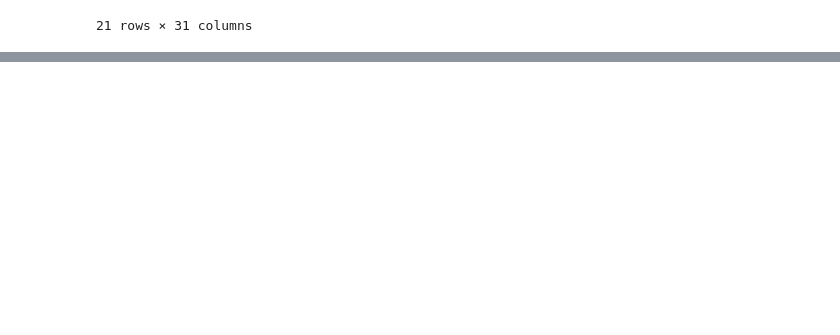
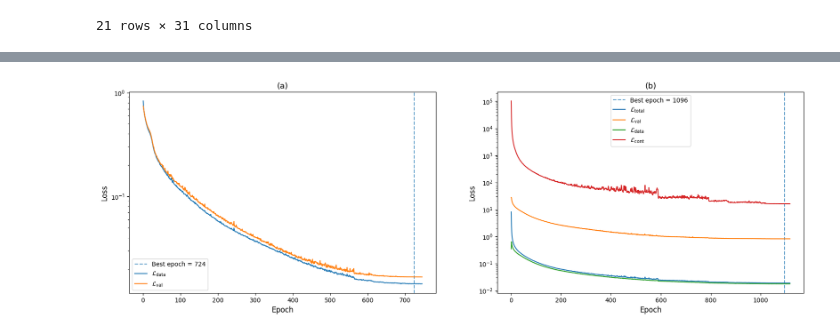
Before and after one commit to borges12matheus/pinn_hybrid_experiments, a Jupyter notebook: notebook/bfs2d_pipeline_baseline_v0.ipynb, the cells around one changed output, grey strips where cells are left out. Cells and saved outputs as stored; diff of their text form; code cells hidden in the pictures; blank space fills up the shorter version.

Commit message:
Nova rodada de experimentos pinn_cont

```diff
--- a/notebook/bfs2d_pipeline_baseline_v0.ipynb
+++ b/notebook/bfs2d_pipeline_baseline_v0.ipynb
@@ -113,3 +113,6 @@ df3
 | 19 | pinn_cont_mom_base_k_epsilon_2026... | pinn | pinn_cont_mom_base | k_epsilon | 42 | 64 | 4 | tanh | ... |
 | 20 | pinn_mom_base_k_epsilon_20260825_... | pinn | pinn_mom_base | k_epsilon | 42 | 64 | 4 | tanh | ... |
 21 rows × 31 columns
+# %%
+df_loss = pd.read_csv(PATH_EXP_DIR / "logs/mlp/mlp_base_20260902_160054/mlp_loss_history_base_20260902_160054.csv")
+df_loss.head()
@@ -115,0 +137,3 @@ df3
+# %%
+df_pinn_loss = pd.read_csv(PATH_EXP_DIR / "logs/pinn/pinn_cont_base_20260902_160507/pinn_loss_history_stage2_cont_base_20260902_160507.csv")
+df_pinn_loss.head()
@@ -115,0 +162,44 @@ df3
+# %%
+plt.figure(figsize=(20, 6))
+ax = plt.subplot(1, 2, 1)
+best_epoch = np.argmin(df_loss['loss_val'])
+ax.axvline(best_epoch, linestyle="--", alpha=0.7,
+           label=f"Best epoch = {best_epoch}")
+plt.rcParams.update({
+    "font.size": 11,
+    "axes.labelsize": 12,
+    "legend.fontsize": 10,
+    "xtick.labelsize": 10,
+    "ytick.labelsize": 10,
+})
+plt.plot(df_loss['epoch'], df_loss['loss_total'], label=r'$\mathcal{{L}}_{{\mathrm{{data}}}}$')
+plt.plot(df_loss['epoch'], df_loss['loss_val'], label=r'$\mathcal{{L}}_{{\mathrm{{val}}}}$')
+plt.title('(a)')
+plt.xlabel('Epoch')
+plt.ylabel('Loss')
+plt.yscale('log')
+plt.legend()
+
+ax2 = plt.subplot(1, 2, 2)
+best_epoch = np.argmin(df_pinn_loss['val_score'])
+ax2.axvline(best_epoch, linestyle="--", alpha=0.7,
+            label=f"Best epoch = {best_epoch}")
+plt.rcParams.update({
+    "font.size": 11,
+    "axes.labelsize": 12,
+    "legend.fontsize": 10,
+    "xtick.labelsize": 10,
+    "ytick.labelsize": 10,
+})
+plt.plot(df_pinn_loss['epoch'], df_pinn_loss['loss_total'], label=r'$\mathcal{{L}}_{{\mathrm{{total}}}}$')
+plt.plot(df_pinn_loss['epoch'], df_pinn_loss['val_score'], label=r'$\mathcal{{L}}_{{\mathrm{{val}}}}$')
+plt.plot(df_pinn_loss['epoch'], df_pinn_loss['loss_data'], label=r'$\mathcal{{L}}_{{\mathrm{{data}}}}$')
+plt.plot(df_pinn_loss['epoch'], df_pinn_loss['loss_cont'], label=r'$\mathcal{{L}}_{{\mathrm{{cont}}}}$')
+plt.title('(b)')
+plt.xlabel('Epoch')
+plt.ylabel('Loss')
+plt.yscale('log')
+plt.legend()
+plt.savefig(PATH_PLOT / "training_history.png", dpi=300, bbox_inches="tight")
+# %% [output]
+[figure, added]
```
Also changed, not shown: parts of 5 cells of this notebook, 27 other files.
